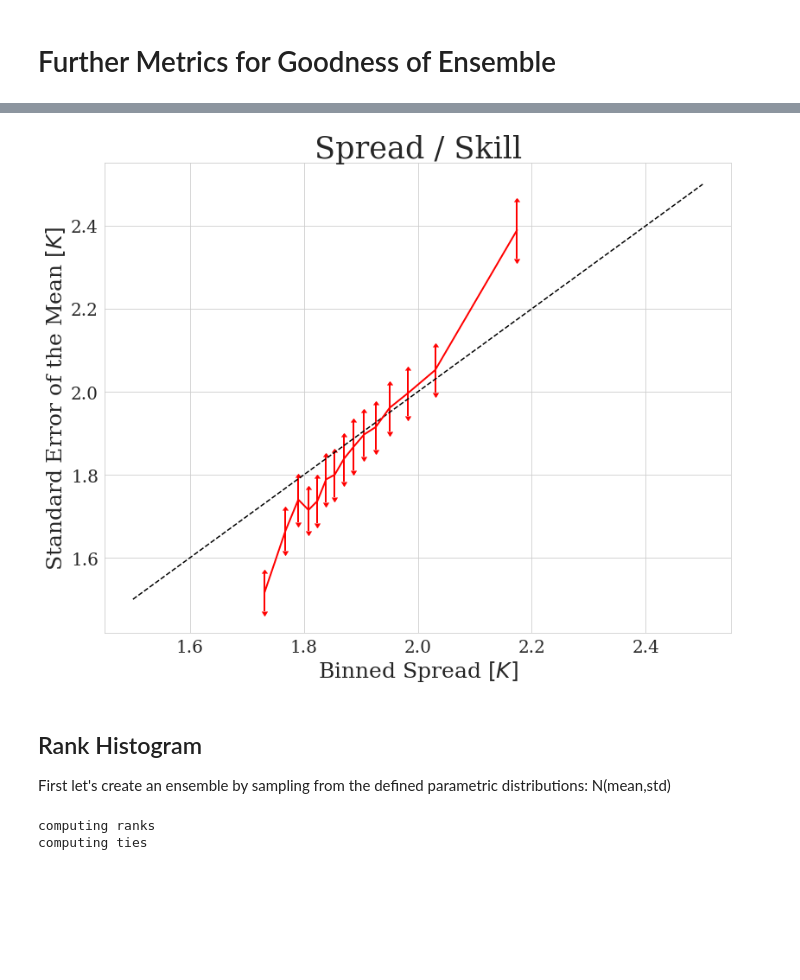
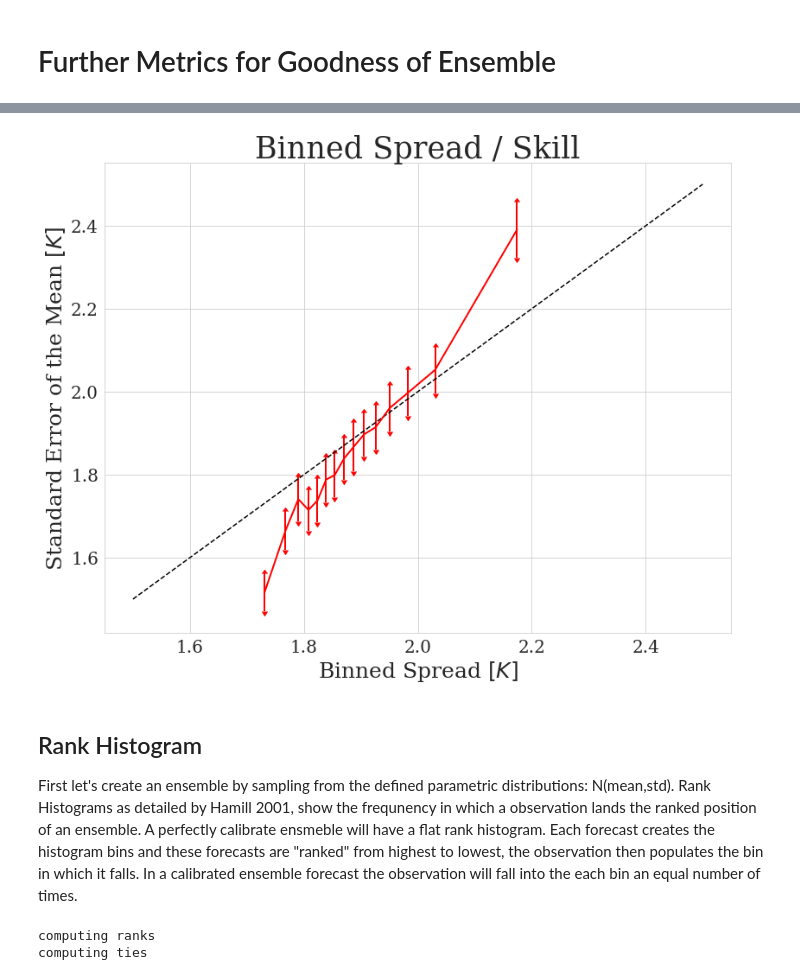
Before and after one commit to WillyChap/PostProcessForecasts, a Jupyter notebook: notebooks/PostProcess_ECMWFt2m.ipynb, the cells around one changed output, grey strips where cells are left out. Cells and saved outputs as stored; diff of their text form; code cells hidden in the pictures; blank space fills up the shorter version.

Commit message:
detail to notebooks

```diff
--- a/notebooks/PostProcess_ECMWFt2m.ipynb
+++ b/notebooks/PostProcess_ECMWFt2m.ipynb
@@ -342,29 +354,29 @@ Paper URL: [Rasp & Lerach 2018](https://arxiv.org/abs/1805.09091)
 # %%
 nobins=15 # number of bins to seperate the spread skill
 nomems=40 # number of ensemble members to create
 [avgvar_m,msebin_m,avgvar_s,msebin_s] = spreadskill(np.array(results_df['Emos_mean']),np.array(results_df['Obs'])
                                                     ,-1*np.array(results_df['Emos_std']),nobins,nomems)
 
 ###### plot: ######
 # fcast = 'F'+f'{((forenumb+1)*6):03}'
 plt.figure(figsize=[13,10])  # inches
 
 plt.errorbar(avgvar_m, msebin_m, xerr=avgvar_s, yerr=3*msebin_s, uplims=True, lolims=True,color='r',linewidth=2)
 
 plt.ylabel('Standard Error of the Mean $[K]$',fontsize=25)
 plt.xlabel('Binned Spread $[K]$',fontsize=25)
 
 plt.tick_params(axis='x', labelsize=20)
 plt.tick_params(axis='y', labelsize=20)
-plt.title('Spread / Skill',fontsize=35)
+plt.title('Binned Spread / Skill',fontsize=35)
 
 plt.plot([1.5,2.5],[1.5,2.5],'k--')
 plt.show()
 # %% [output]
-[figure, old version]
+[figure, new version]
-# %% [markdown]
-## Rank Histogram
-First let's create an ensemble by sampling from the defined parametric distributions: N(mean,std)
+# %% [markdown]
+## Rank Histogram
+First let's create an ensemble by sampling from the defined parametric distributions: N(mean,std). Rank Histograms as detailed by Hamill 2001, show the frequnency in which a observation lands the ranked position of an ensemble. A perfectly calibrate ensmeble will have a flat rank histogram. Each forecast creates the histogram bins and these forecasts are "ranked" from highest to lowest, the observation then populates the bin in which it falls. In a calibrated ensemble forecast the observation will fall into the each bin an equal number of times.
 # %%
 ense_num = 15 #number of ensembles to generate.:
 enseGEN = np.zeros([ense_num,results_df.shape[0]])
```
Also changed, not shown: parts of 3 cells of this notebook, 1 other file.
